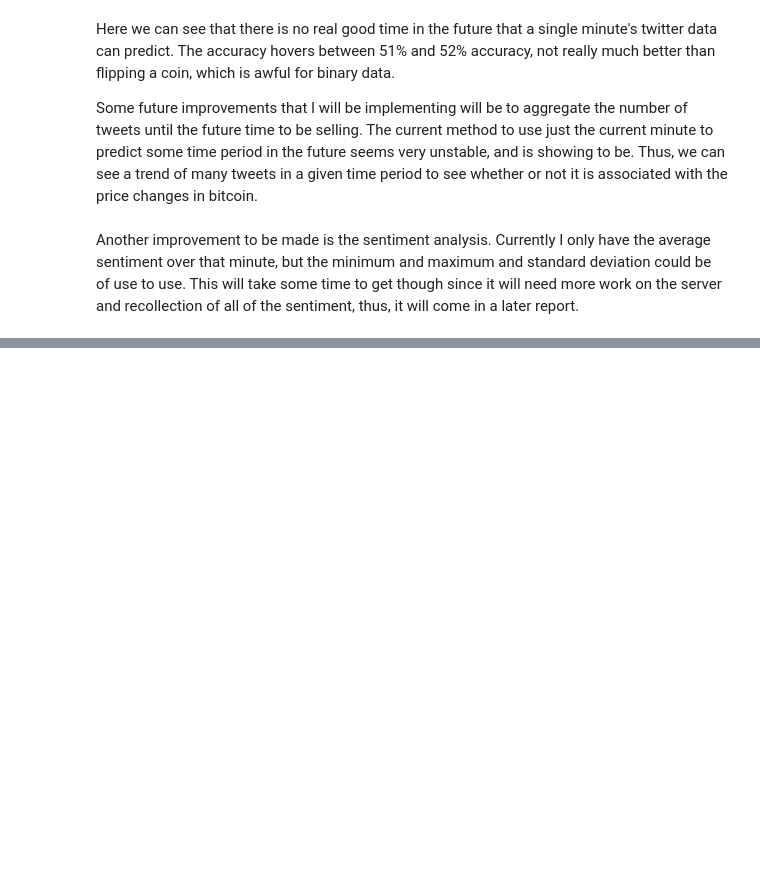
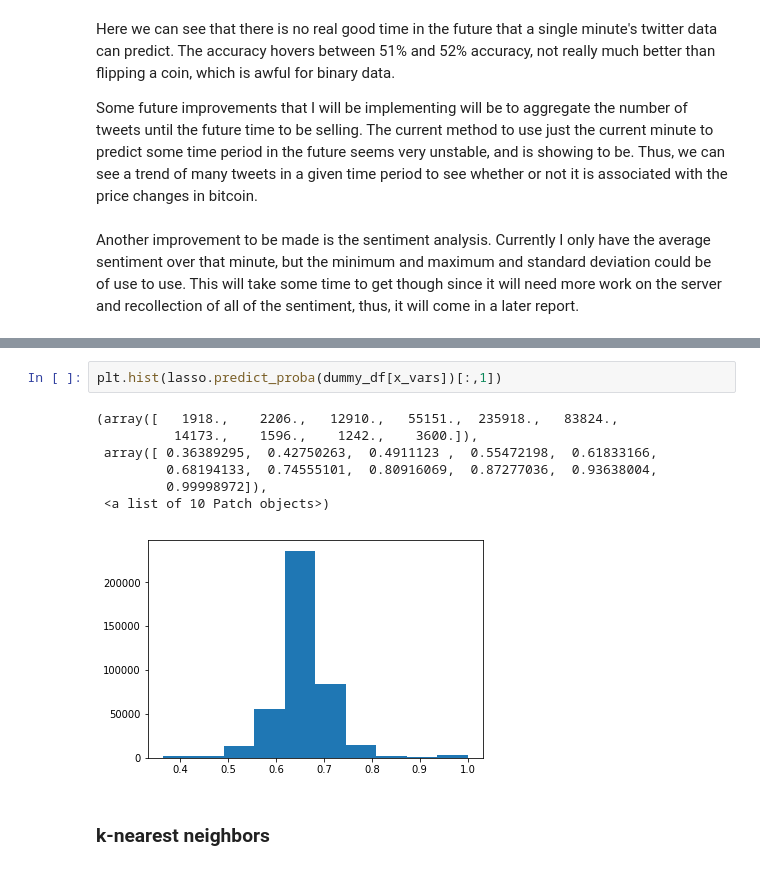
Before and after one commit to AugieDoebling/DigitalCurrencies-SeniorProject, a Jupyter notebook: TwitterDataCollection/ExploratoryDataAnalysis.ipynb, the cells around one changed output, grey strips where cells are left out. Cells and saved outputs as stored; diff of their text form; blank space fills up the shorter version.

```diff
--- a/TwitterDataCollection/ExploratoryDataAnalysis.ipynb
+++ b/TwitterDataCollection/ExploratoryDataAnalysis.ipynb
@@ -272,0 +384,12 @@ Another improvement to be made is the sentiment analysis.  Currently I only have
+# %%
+plt.hist(lasso.predict_proba(dummy_df[x_vars])[:,1])
+# %% [output]
+(array([   1918.,    2206.,   12910.,   55151.,  235918.,   83824.,
+          14173.,    1596.,    1242.,    3600.]),
+ array([ 0.36389295,  0.42750263,  0.4911123 ,  0.55472198,  0.61833166,
+         0.68194133,  0.74555101,  0.80916069,  0.87277036,  0.93638004,
+         0.99998972]),
+ <a list of 10 Patch objects>)
+[figure, added]
+# %% [markdown]
+### k-nearest neighbors
```
Also changed, not shown: parts of 23 cells of this notebook.
